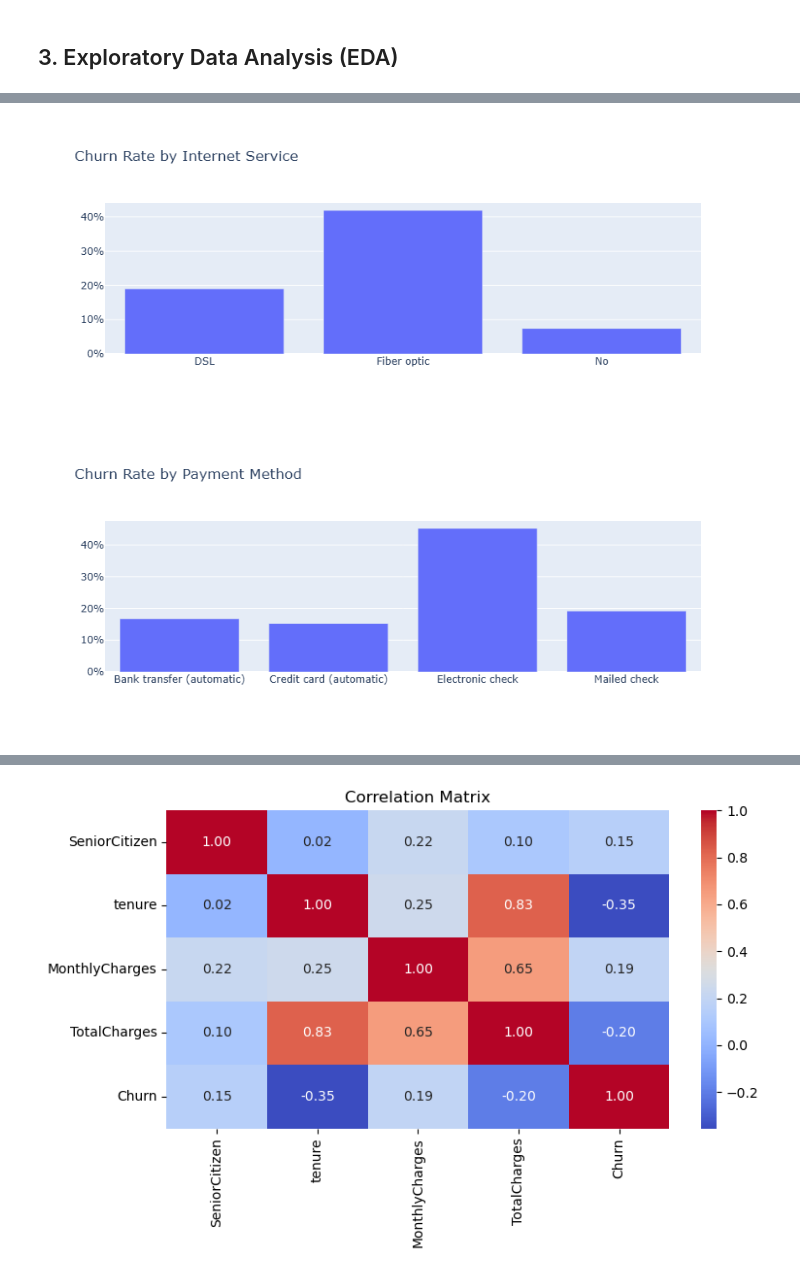
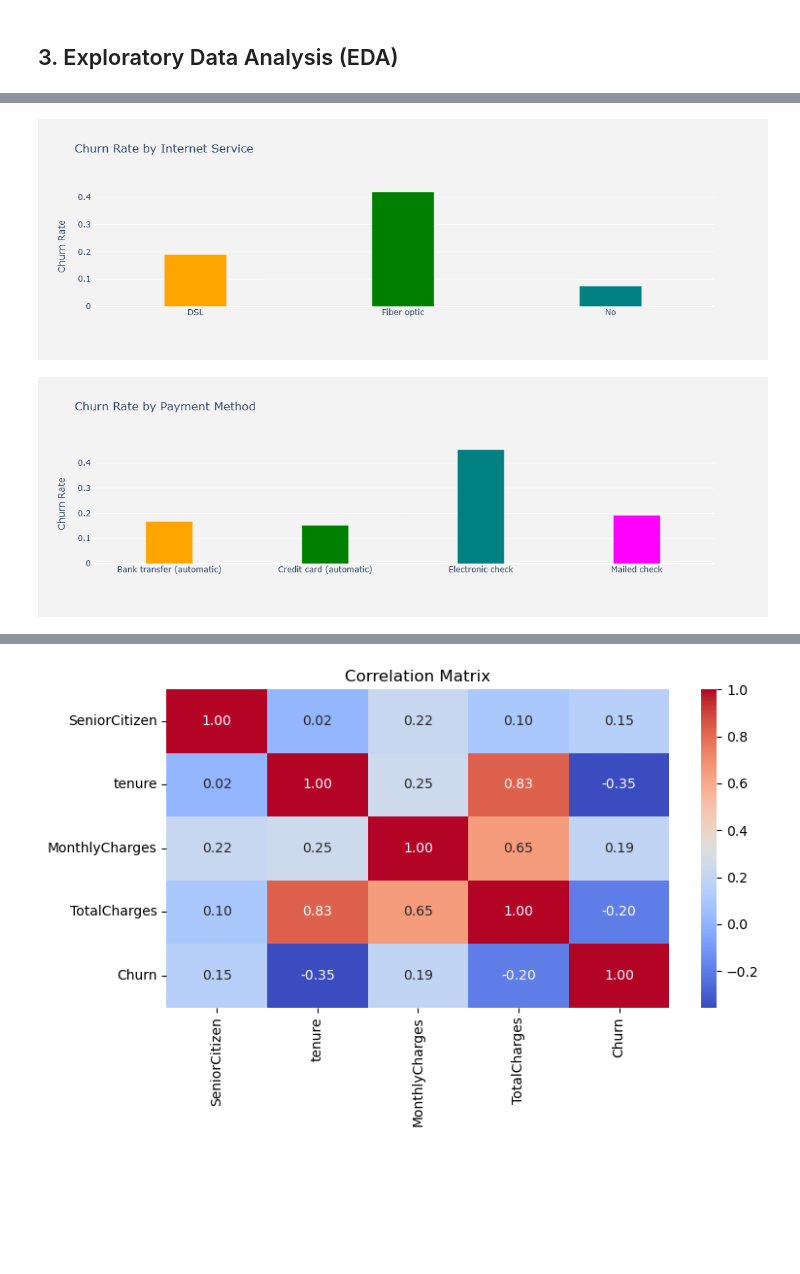
Before and after one commit to rohitjangid2/Customer-Churn-Analysis-Telecom-Dataset, a Jupyter notebook: notebook/customer_churn.ipynb, the cells around one changed output, grey strips where cells are left out. Cells and saved outputs as stored; diff of their text form; code cells hidden in the pictures; blank space fills up the shorter version.

```diff
--- a/notebook/customer_churn.ipynb
+++ b/notebook/customer_churn.ipynb
@@ -125,17 +169,47 @@ po.iplot(go.Figure(data=plot_data, layout=layout))
 # %%
-# Churn Rate by Internet Service
-plot_by_internet = churn_dataset.groupby('InternetService')['Churn'].mean().reset_index()
-plot_data = [go.Bar(x=plot_by_internet['InternetService'], y=plot_by_internet['Churn'])]
-layout = go.Layout(title='Churn Rate by Internet Service', yaxis=dict(tickformat='.0%'))
-po.iplot(go.Figure(data=plot_data, layout=layout))
+# Visualize Churn Rate by Internet Services
+plot_by_internet_service = churn_dataset.groupby('InternetService').Churn.mean().reset_index()
+plot_data = [
+    go.Bar(
+        x=plot_by_internet_service['InternetService'],
+        y=plot_by_internet_service['Churn'],
+        width = [0.3, 0.3, 0.3],
+        marker=dict(
+        color=['orange', 'green', 'teal'])
+    )
+]
+plot_layout = go.Layout(
+        xaxis={"type": "category"},
+        yaxis={"title": "Churn Rate"},
+        title='Churn Rate by Internet Service',
+        plot_bgcolor  = 'rgb(243,243,243)',
+        paper_bgcolor  = 'rgb(243,243,243)',
+    )
+fig = go.Figure(data=plot_data, layout=plot_layout)
+po.iplot(fig)
 # %% [output]
-[figure, old version]
+[figure, new version]
 # %%
-# Churn Rate by Payment Method
-plot_by_payment = churn_dataset.groupby('PaymentMethod')['Churn'].mean().reset_index()
-plot_data = [go.Bar(x=plot_by_payment['PaymentMethod'], y=plot_by_payment['Churn'])]
-layout = go.Layout(title='Churn Rate by Payment Method', yaxis=dict(tickformat='.0%'))
-po.iplot(go.Figure(data=plot_data, layout=layout))
+# Visualize Churn Rate by Payment Method
+plot_by_payment = churn_dataset.groupby('PaymentMethod').Churn.mean().reset_index()
+plot_data = [
+    go.Bar(
+        x=plot_by_payment['PaymentMethod'],
+        y=plot_by_payment['Churn'],
+        width = [0.3, 0.3,0.3,0.3],
+        marker=dict(
+        color=['orange', 'green','teal','magenta'])
+    )
+]
+plot_layout = go.Layout(
+        xaxis={"type": "category"},
+        yaxis={"title": "Churn Rate"},
+        title='Churn Rate by Payment Method',
+        plot_bgcolor  = 'rgb(243,243,243)',
+        paper_bgcolor  = 'rgb(243,243,243)',
+    )
+fig = go.Figure(data=plot_data, layout=plot_layout)
+po.iplot(fig)
 # %% [output]
-[figure, old version]
+[figure, new version]
 # %%
```
Also changed, not shown: parts of 12 cells of this notebook.
